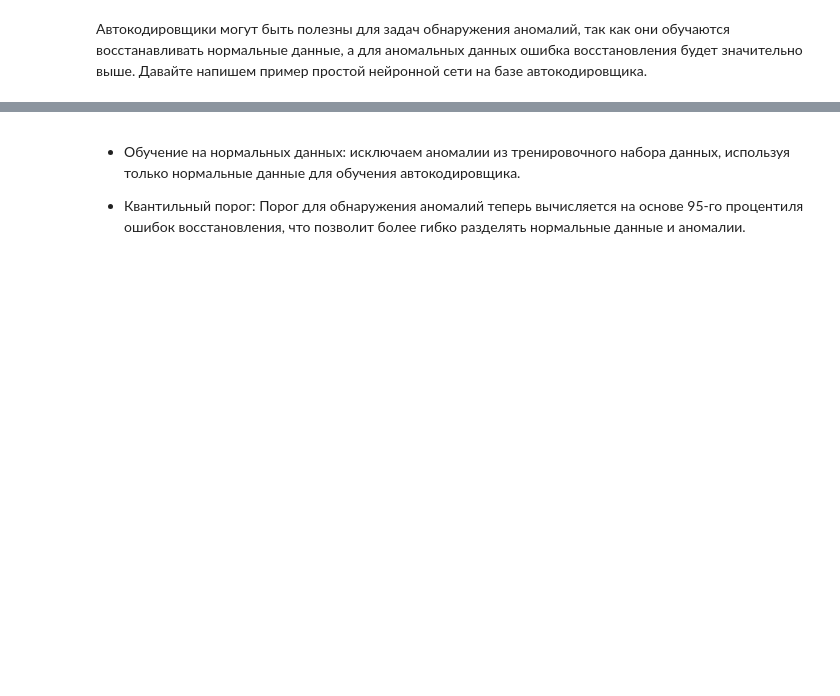
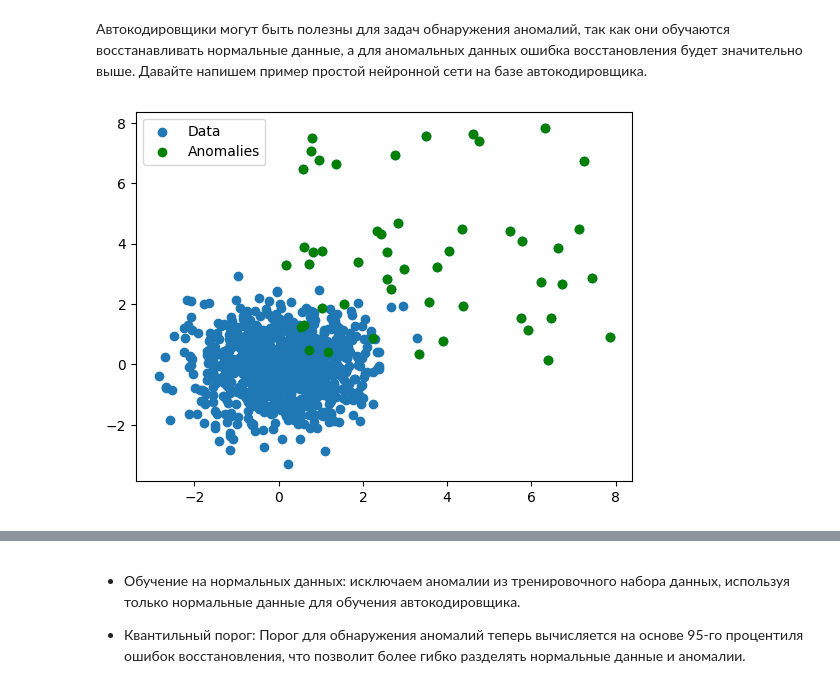
Before and after one commit to TAUforPython/BioMedAI, a Jupyter notebook: ML - autoencoder - anomaly detection.ipynb, the cells around one changed output, grey strips where cells are left out. Saved outputs shown, nothing was run; the diff lists cells and outputs as text; code cells hidden in the pictures; blank space fills up the shorter version.

```diff
--- a/ML - autoencoder - anomaly detection.ipynb
+++ b/ML - autoencoder - anomaly detection.ipynb
@@ -102,2 +99,15 @@ dataset = SyntheticDataset()
+# %%
+# Создаем набор данных
+num_anomaly=0.05
+dataset = SyntheticDataset(num_anomaly=num_anomaly)
+plt.scatter(dataset[:, 0], dataset[:, 1], label='Data')
+
+num_anomalies = int(len(dataset) * num_anomaly)
+
+plt.scatter(dataset[:num_anomalies, 0], dataset[:num_anomalies, 1], color='g', label='Anomalies')
+plt.legend()
+plt.show()
+# %% [output]
+[figure, added]
 # %%
 # Отбираем только нормальные данные для обучения
```
Also changed, not shown: parts of 5 cells of this notebook.
